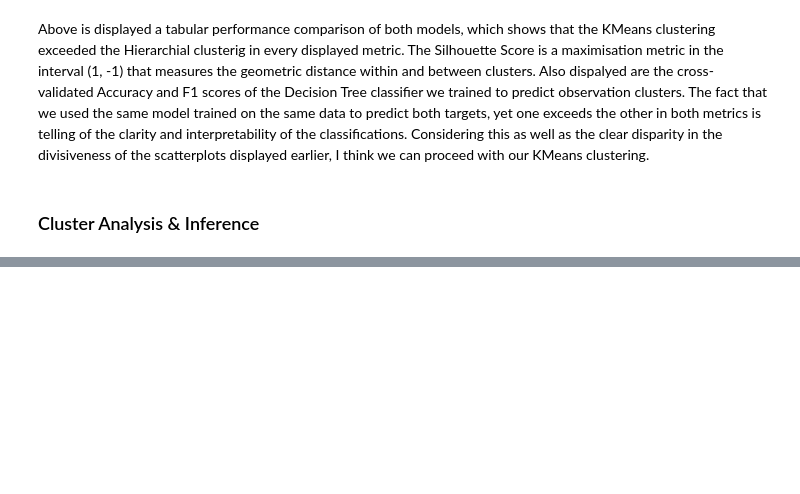
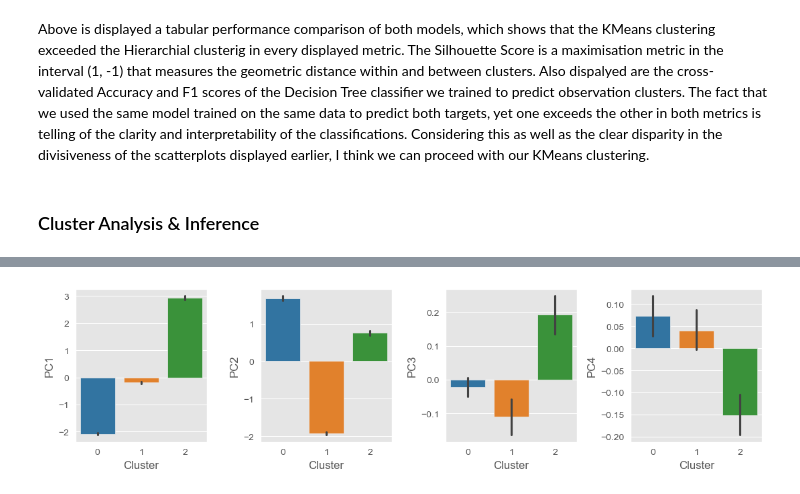
Before and after one commit to Kamsi01/customer-segmentation, a Jupyter notebook: customer segmentation.ipynb, the cells around one changed output, grey strips where cells are left out. Saved outputs shown, nothing was run; the diff lists cells and outputs as text; code cells hidden in the pictures; blank space fills up the shorter version.

```diff
--- a/customer segmentation.ipynb
+++ b/customer segmentation.ipynb
@@ -657,7 +661,7 @@ pd.DataFrame(algos, index=['KMeans Clustering', 'Hierarchical Clustering'])
 # %% [markdown]
 Above is displayed a tabular performance comparison of both models, which shows that the KMeans clustering exceeded the Hierarchial clusterig in every displayed metric. The Silhouette Score is a maximisation metric in the interval (1, -1) that measures the geometric distance within and between clusters. Also dispalyed are the cross-validated Accuracy and F1 scores of the Decision Tree classifier we trained to predict observation clusters. The fact that we used the same model trained on the same data to predict both targets, yet one exceeds the other in both metrics is telling of the clarity and interpretability of the classifications. Considering this as well as the clear disparity in the divisiveness of the scatterplots displayed earlier, I think we can proceed with our KMeans clustering.
 # %%
-reduced.drop(columns='H Cluster')
+reduced.drop(columns='H Cluster', inplace=True)
 reduced.rename({'KM Cluster': 'Cluster'}, inplace=True, axis=1)
 # %%
 cards.reset_index(inplace=True)
@@ -672,0 +731,11 @@ At this point, all we've done is determine that there are three groups of custom
+# %%
+plt.style.use("ggplot")
+
+cols = pd.Series(['PC1', 'PC2', 'PC3', 'PC4'])
+fig, ax = plt.subplots(ncols=4, figsize=(11, 3))
+
+for i, col in enumerate(cols):
+    sns.barplot(data=reduced, x='Cluster', y=col, palette='tab10', ax=ax[i])
+    plt.tight_layout()
+# %% [output]
+[figure, added]
```
Also changed, not shown: parts of 24 cells of this notebook.
